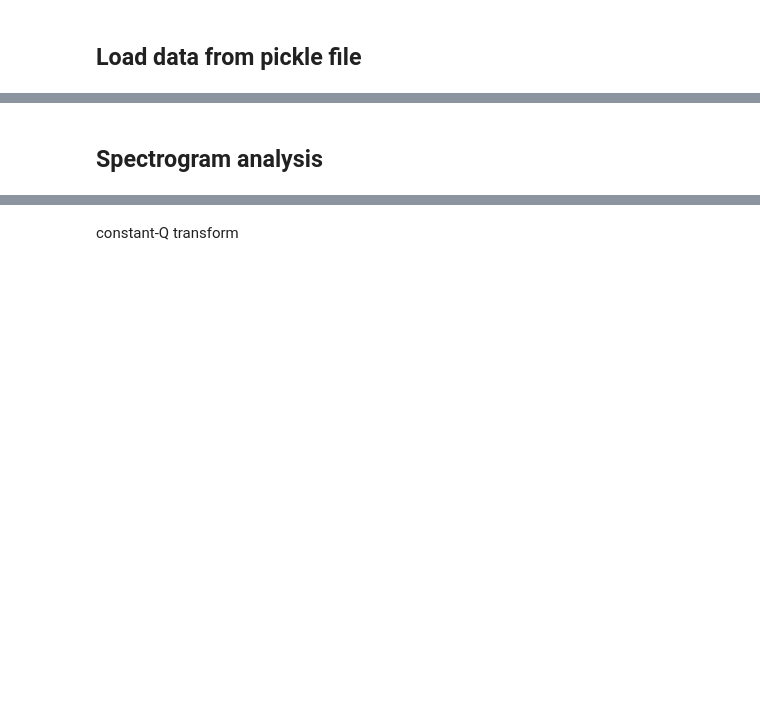
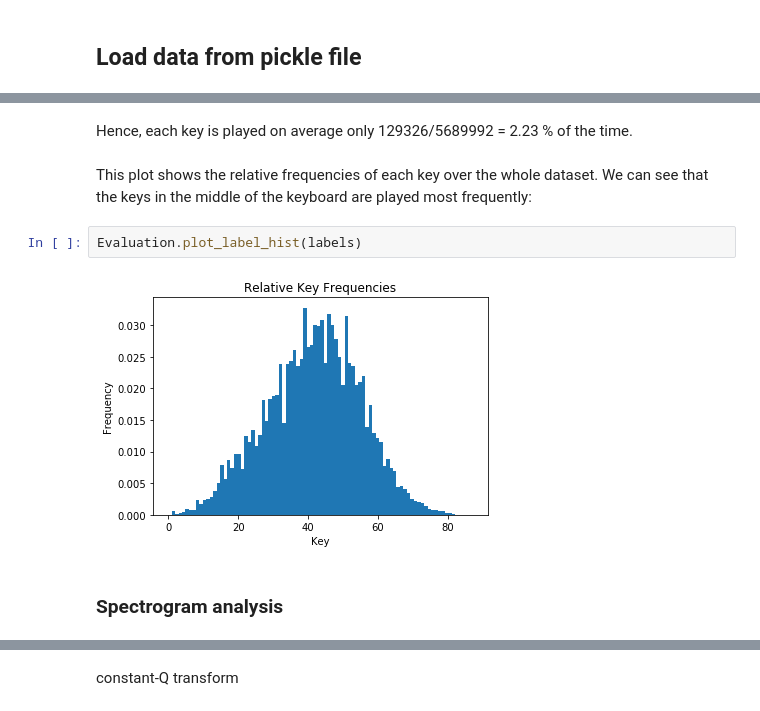
Before and after one commit to asahicantu/DAT5502021, a Jupyter notebook: dat550-2021-final-project.ipynb, the cells around one changed output, grey strips where cells are left out. Saved outputs shown, nothing was run; the diff lists cells and outputs as text; blank space fills up the shorter version.

Commit message:
Restructured main notebook, started evaluations section

```diff
--- a/dat550-2021-final-project.ipynb
+++ b/dat550-2021-final-project.ipynb
@@ -311,2 +224,10 @@ Data\Out\Pickle\cqt.pkl
+# %% [markdown]
+Hence, each key is played on average only 129326/5689992 = 2.23 % of the time.
+# %% [markdown]
+This plot shows the relative frequencies of each key over the whole dataset. We can see that the keys in the middle of the keyboard are played most frequently:
+# %%
+Evaluation.plot_label_hist(labels)
+# %% [output]
+[figure, added]
 # %% [markdown]
-## Spectrogram analysis
+### Spectrogram analysis
```
Also changed, not shown: parts of 100 cells of this notebook, 2 other files.
